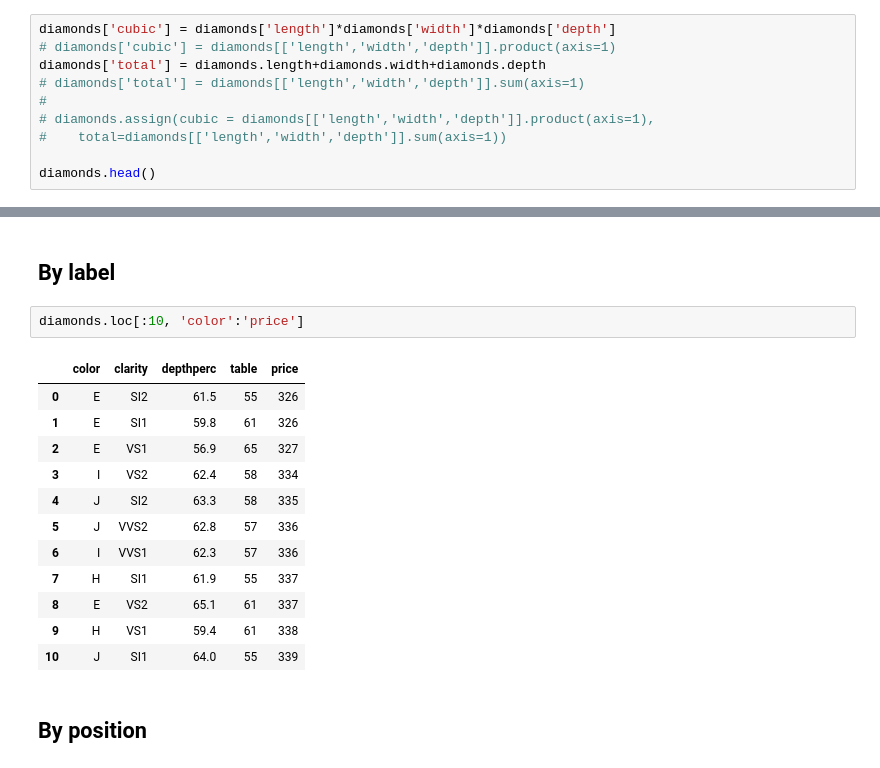
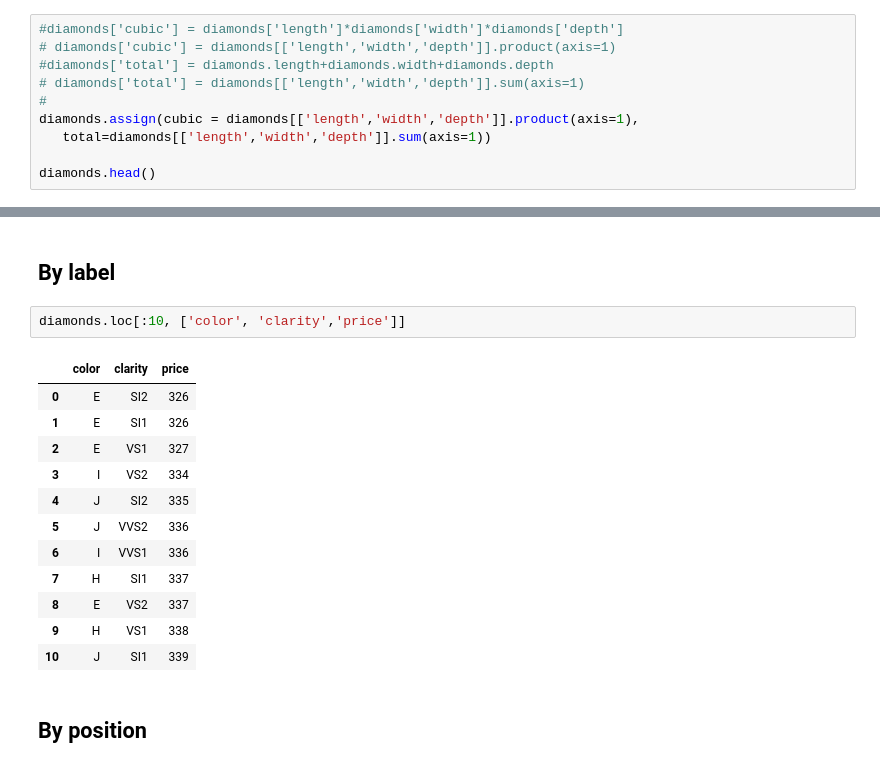
Before and after one commit to araastat/pandasDWDC, a Jupyter notebook: DWDC_Pandas_Talk.ipynb, the cells around one changed output, grey strips where cells are left out. Saved outputs shown, nothing was run; the diff lists cells and outputs as text.

```diff
--- a/DWDC_Pandas_Talk.ipynb
+++ b/DWDC_Pandas_Talk.ipynb
@@ -124,13 +142,13 @@ diamonds.head()
 # %% [markdown]
 # Creating new columns
 # %%
-diamonds['cubic'] = diamonds['length']*diamonds['width']*diamonds['depth']
+#diamonds['cubic'] = diamonds['length']*diamonds['width']*diamonds['depth']
 # diamonds['cubic'] = diamonds[['length','width','depth']].product(axis=1)
-diamonds['total'] = diamonds.length+diamonds.width+diamonds.depth
+#diamonds['total'] = diamonds.length+diamonds.width+diamonds.depth
 # diamonds['total'] = diamonds[['length','width','depth']].sum(axis=1)
 #
-# diamonds.assign(cubic = diamonds[['length','width','depth']].product(axis=1),
-#    total=diamonds[['length','width','depth']].sum(axis=1))
+diamonds.assign(cubic = diamonds[['length','width','depth']].product(axis=1),
+   total=diamonds[['length','width','depth']].sum(axis=1))
 
 diamonds.head()
 # %% [output]
@@ -145,20 +163,20 @@ diamonds.head()
 # %% [markdown]
 ## By label
 # %%
-diamonds.loc[:10, 'color':'price']
+diamonds.loc[:10, ['color', 'clarity','price']]
 # %% [output]
-|  | color | clarity | depthperc | table | price |
-| 0 | E | SI2 | 61.5 | 55 | 326 |
-| 1 | E | SI1 | 59.8 | 61 | 326 |
-| 2 | E | VS1 | 56.9 | 65 | 327 |
-| 3 | I | VS2 | 62.4 | 58 | 334 |
-| 4 | J | SI2 | 63.3 | 58 | 335 |
-| 5 | J | VVS2 | 62.8 | 57 | 336 |
-| 6 | I | VVS1 | 62.3 | 57 | 336 |
-| 7 | H | SI1 | 61.9 | 55 | 337 |
-| 8 | E | VS2 | 65.1 | 61 | 337 |
-| 9 | H | VS1 | 59.4 | 61 | 338 |
-| 10 | J | SI1 | 64.0 | 55 | 339 |
+|  | color | clarity | price |
+| 0 | E | SI2 | 326 |
+| 1 | E | SI1 | 326 |
+| 2 | E | VS1 | 327 |
+| 3 | I | VS2 | 334 |
+| 4 | J | SI2 | 335 |
+| 5 | J | VVS2 | 336 |
+| 6 | I | VVS1 | 336 |
+| 7 | H | SI1 | 337 |
+| 8 | E | VS2 | 337 |
+| 9 | H | VS1 | 338 |
+| 10 | J | SI1 | 339 |
 # %% [markdown]
 ## By position
 # %%
```
Also changed, not shown: parts of 19 cells of this notebook.
